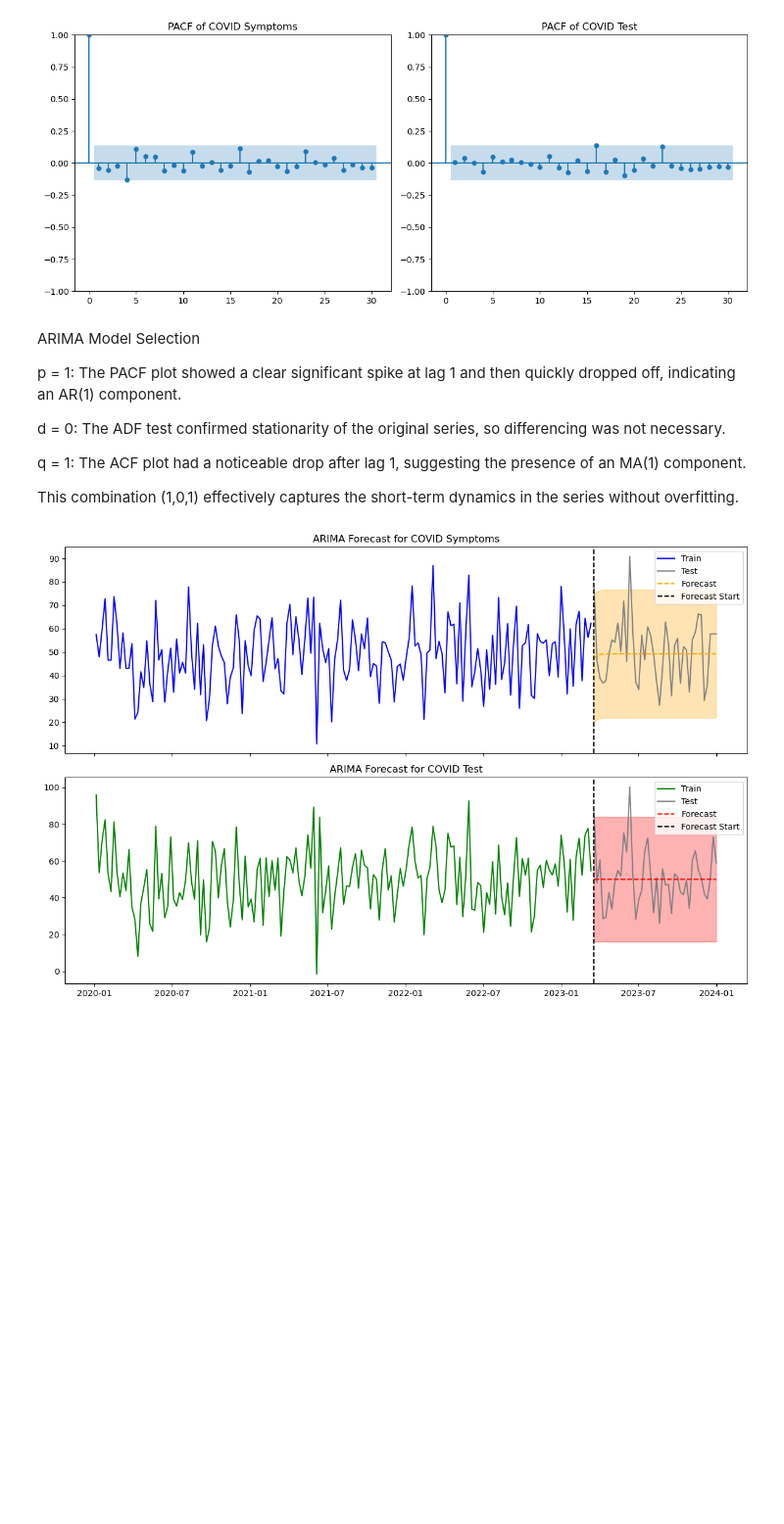
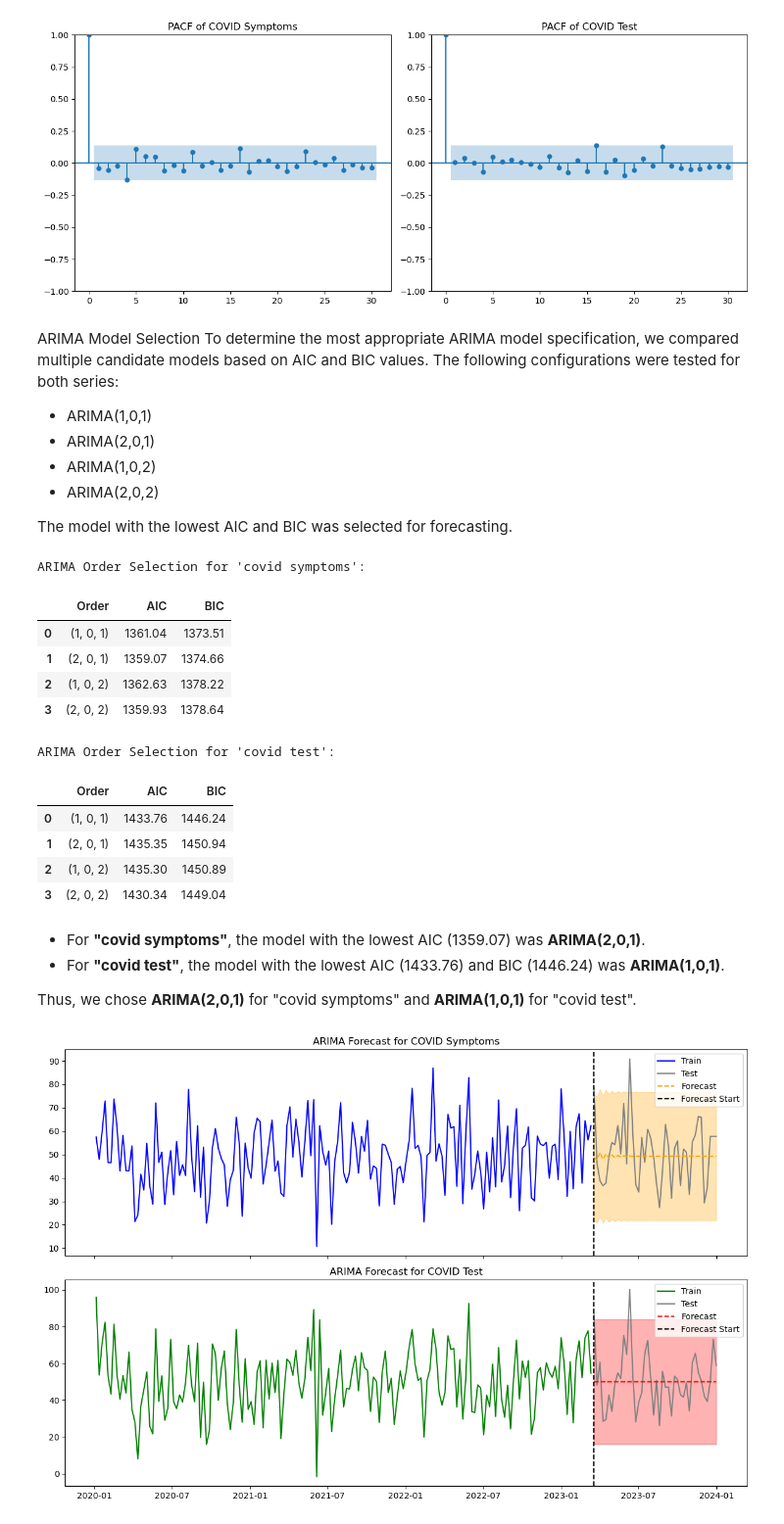
Before and after one commit to sevintanerdi/TSAproject, a Jupyter notebook: TSA_analysis.ipynb, the cells around one changed output. Shown at 98% size. Saved outputs shown, nothing was run; the diff lists cells and outputs as text; code cells hidden in the pictures; blank space fills up the shorter version.

Commit message:
ARIMA model enhanced and summary updated accordingly

```diff
--- a/TSA_analysis.ipynb
+++ b/TSA_analysis.ipynb
@@ -635,13 +635,57 @@ plt.show()
 [figure]
 # %% [markdown]
 ARIMA Model Selection
+To determine the most appropriate ARIMA model specification, we compared multiple candidate models based on AIC and BIC values. The following configurations were tested for both series:
+- ARIMA(1,0,1)
+- ARIMA(2,0,1)
+- ARIMA(1,0,2)
+- ARIMA(2,0,2)
 
-p = 1: The PACF plot showed a clear significant spike at lag 1 and then quickly dropped off, indicating an AR(1) component.
-
-d = 0: The ADF test confirmed stationarity of the original series, so differencing was not necessary.
-
-q = 1: The ACF plot had a noticeable drop after lag 1, suggesting the presence of an MA(1) component.
-
-
-This combination (1,0,1) effectively captures the short-term dynamics in the series without overfitting.
+The model with the lowest AIC and BIC was selected for forecasting.
+# %%
+from statsmodels.tsa.arima.model import ARIMA
+import pandas as pd
+
+orders = [(1, 0, 1), (2, 0, 1), (1, 0, 2), (2, 0, 2)]
+
+results_symptoms = []
+results_test = []
+
+# ARIMA order selection for 'covid symptoms'
+for order in orders:
+    model = ARIMA(train_data['covid symptoms'], order=order).fit()
+    results_symptoms.append({'Order': str(order), 'AIC': model.aic, 'BIC': model.bic})
+
+# ARIMA order selection for 'covid test'
+for order in orders:
+    model = ARIMA(train_data['covid test'], order=order).fit()
+    results_test.append({'Order': str(order), 'AIC': model.aic, 'BIC': model.bic})
+
+# DataFrame olarak düzenli şekilde yazdır
+df_symptoms = pd.DataFrame(results_symptoms)
+df_test = pd.DataFrame(results_test)
+
+print("ARIMA Order Selection for 'covid symptoms':")
+display(df_symptoms.round(2))
+
+print("\nARIMA Order Selection for 'covid test':")
+display(df_test.round(2))
+# %% [output]
+ARIMA Order Selection for 'covid symptoms':
+|  | Order | AIC | BIC |
+| 0 | (1, 0, 1) | 1361.04 | 1373.51 |
+| 1 | (2, 0, 1) | 1359.07 | 1374.66 |
+| 2 | (1, 0, 2) | 1362.63 | 1378.22 |
+| 3 | (2, 0, 2) | 1359.93 | 1378.64 |
+ARIMA Order Selection for 'covid test':
+|  | Order | AIC | BIC |
+| 0 | (1, 0, 1) | 1433.76 | 1446.24 |
+| 1 | (2, 0, 1) | 1435.35 | 1450.94 |
+| 2 | (1, 0, 2) | 1435.30 | 1450.89 |
+| 3 | (2, 0, 2) | 1430.34 | 1449.04 |
+# %% [markdown]
+- For **"covid symptoms"**, the model with the lowest AIC (1359.07) was **ARIMA(2,0,1)**.
+- For **"covid test"**, the model with the lowest AIC (1433.76) and BIC (1446.24) was **ARIMA(1,0,1)**.
+
+Thus, we chose **ARIMA(2,0,1)** for "covid symptoms" and **ARIMA(1,0,1)** for "covid test".
 # %%
```
Also changed, not shown: parts of 6 cells of this notebook.
